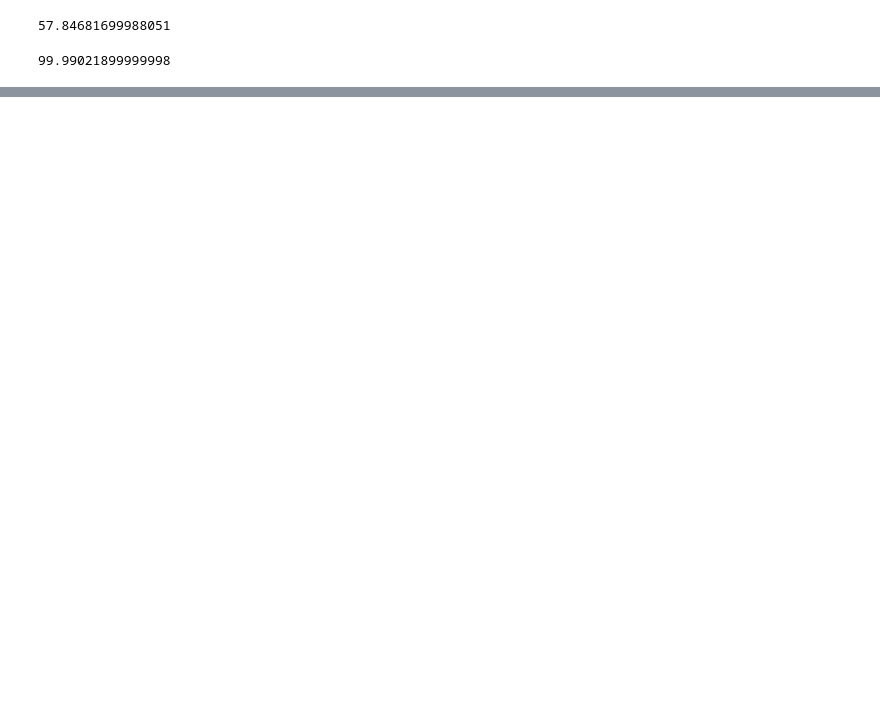
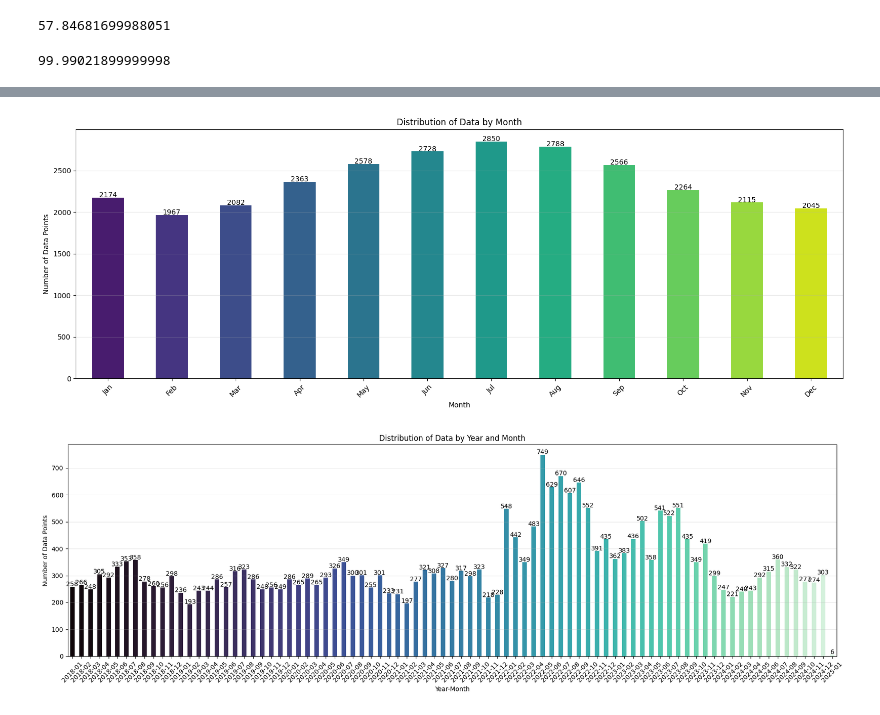
Before and after one commit to sebastien-tetaud/sentinel-2-ai-processor, a Jupyter notebook: dataset/notebook/prepare-dataset-v1.ipynb, the cells around one changed output, grey strips where cells are left out. Cells and saved outputs as stored; diff of their text form; code cells hidden in the pictures; blank space fills up the shorter version.

```diff
--- a/dataset/notebook/prepare-dataset-v1.ipynb
+++ b/dataset/notebook/prepare-dataset-v1.ipynb
@@ -81,0 +160,10 @@ len(df_target_filtered)
+# %%
+uniform_df_input = uniform_df_input.reset_index(drop=True)
+# %%
+uniform_df_target = uniform_df_target.reset_index(drop=True)
+# %%
+for i in range(min(len(uniform_df_input), len(uniform_df_target))):
+    if uniform_df_input['id_key'][i] == uniform_df_target['id_key'][i]:
+        print(f"Match: {uniform_df_input['id_key'][i]} == {uniform_df_target['id_key'][i]}")
+    else:
+        print(f"Mismatch: {uniform_df_input['id_key'][i]} != {uniform_df_target['id_key'][i]}")
@@ -81,0 +197,68 @@ len(df_target_filtered)
+# %%
+import pandas as pd
+import matplotlib.pyplot as plt
+import seaborn as sns
+import re
+from datetime import datetime
+
+# Extract date from id_key
+def extract_date_from_id(id_key):
+    """Extract the date part (YYYYMMDD) from Sentinel-2 ID string"""
+    match = re.search(r'_(\d{8})T', id_key)
+    if match:
+        return match.group(1)
+    return None
+
+# Apply the extraction to the dataframe
+uniform_df_input['date_str'] = uniform_df_input['id_key'].apply(extract_date_from_id)
+
+# Convert to datetime and extract month information
+uniform_df_input['date'] = pd.to_datetime(uniform_df_input['date_str'], format='%Y%m%d')
+uniform_df_input['month'] = uniform_df_input['date'].dt.month
+uniform_df_input['month_name'] = uniform_df_input['date'].dt.strftime('%b')
+uniform_df_input['year_month'] = uniform_df_input['date'].dt.strftime('%Y-%m')
+
+# Create a count of data points by month
+monthly_counts = uniform_df_input['month_name'].value_counts().sort_index()
+
+# Sort the months in chronological order
+month_order = ['Jan', 'Feb', 'Mar', 'Apr', 'May', 'Jun', 'Jul', 'Aug', 'Sep', 'Oct', 'Nov', 'Dec']
+monthly_counts = monthly_counts.reindex(month_order)
+
+# Create a bar plot for data counts per month
+plt.figure(figsize=(16, 6))
+monthly_counts.plot(kind='bar', color=sns.color_palette("viridis", len(monthly_counts)))
+plt.xlabel('Month')
+plt.ylabel('Number of Data Points')
+plt.title('Distribution of Data by Month')
+plt.xticks(rotation=45)
+plt.grid(axis='y', alpha=0.3)
+
+# Add count labels on top of bars
+for i, count in enumerate(monthly_counts):
+    plt.text(i, count + 5, str(count), ha='center')
+
+plt.tight_layout()
+plt.show()
+
+# For a more detailed view, you could also plot by year-month
+# (if your data spans multiple years)
+yearly_monthly_counts = uniform_df_input['year_month'].value_counts().sort_index()
+
+plt.figure(figsize=(18, 6))
+yearly_monthly_counts.plot(kind='bar', color=sns.color_palette("mako", len(yearly_monthly_counts)))
+plt.xlabel('Year-Month')
+plt.ylabel('Number of Data Points')
+plt.title('Distribution of Data by Year and Month')
+plt.xticks(rotation=45)
+plt.grid(axis='y', alpha=0.3)
+
+# Add count labels on top of bars
+for i, count in enumerate(yearly_monthly_counts):
+    plt.text(i, count + 2, str(count), ha='center')
+
+plt.tight_layout()
+plt.show()
+# %% [output]
+[figure, added]
+[figure, added]
```
Also changed, not shown: parts of 10 cells of this notebook, 3 other files.
